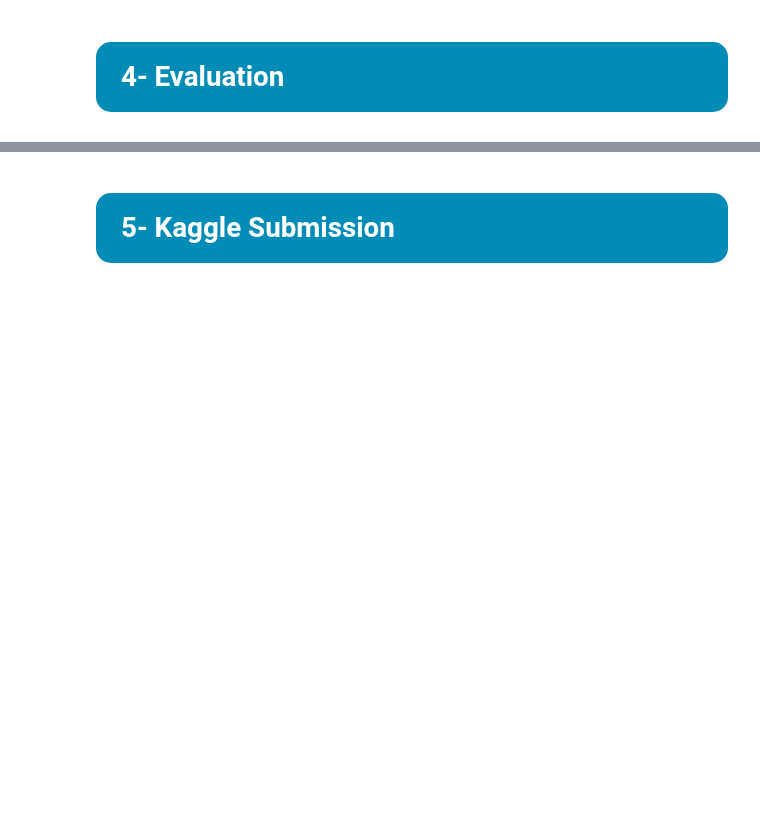
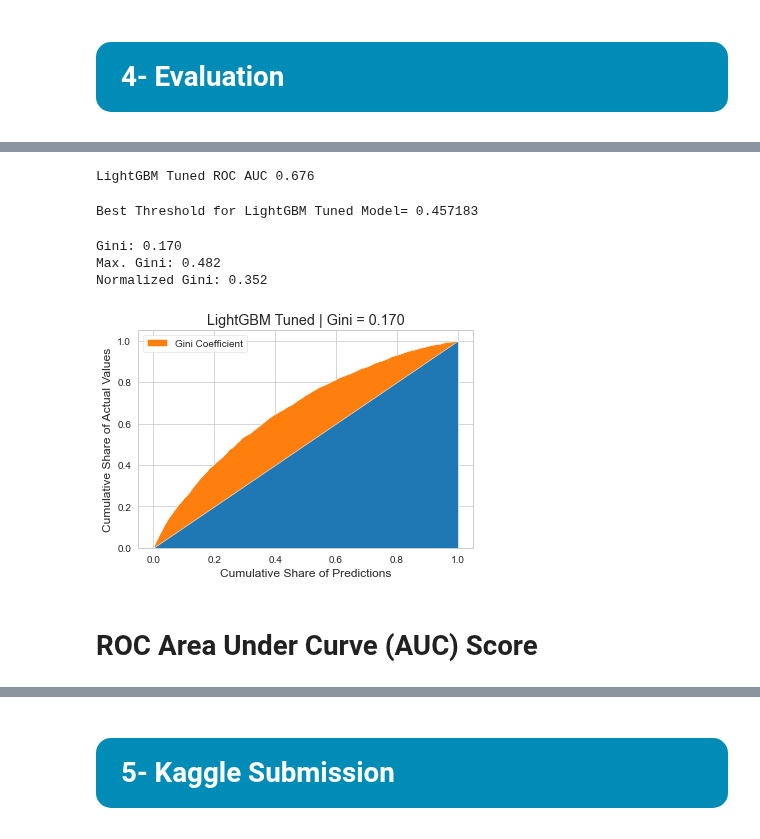
Before and after one commit to pessini/insurance-claim-prediction, a Jupyter notebook: safe-driver-prediction.ipynb, the cells around one changed output, grey strips where cells are left out. Drawn from its saved outputs; the diff is of its cells as text; code cells hidden in the pictures; blank space fills up the shorter version.

```diff
--- a/safe-driver-prediction.ipynb
+++ b/safe-driver-prediction.ipynb
@@ -973,0 +992,58 @@ disp.ax_.set_title('2-class Precision-Recall curve: '
+# %%
+lightgbm_tuned_eval_probs = lightgbm_tuned.predict_proba(X_eval)
+lightgbm_tuned_eval_probs = lightgbm_tuned_eval_probs[:, 1]
+# %%
+roc_auc_lightgbm_tuned = roc_auc_score(y_eval, lightgbm_tuned_eval_probs)
+print('LightGBM Tuned ROC AUC %.3f' % roc_auc_lightgbm_tuned)
+# %% [output]
+LightGBM Tuned ROC AUC 0.676
+# %%
+# calculate roc curves
+fpr_lgbm_tuned, tpr_lgbm_tuned, thresholds_lgbm_tuned = roc_curve(y_eval, lightgbm_tuned_eval_probs)
+# get the best threshold
+J_lgbm_tuned = tpr_lgbm_tuned - fpr_lgbm_tuned # Youden's index
+ix_lgbm_tuned = argmax(J_lgbm_tuned)
+best_thresh_lgbm_tuned = thresholds_lgbm_tuned[ix_lgbm_tuned]
+print('Best Threshold for LightGBM Tuned Model= %f' % (best_thresh_lgbm_tuned))
+# %% [output]
+Best Threshold for LightGBM Tuned Model= 0.457183
+# %%
+lgbm_tuned_gini= gini(y_eval, lightgbm_tuned_eval_probs)
+lgbm_tuned_gini_max = gini(y_eval, y_eval)
+lgbm_tuned_ngini= gini_normalized(y_eval, lightgbm_tuned_eval_probs)
+print('Gini: %.3f \nMax. Gini: %.3f \nNormalized Gini: %.3f' % (lgbm_tuned_gini,
+                                                                lgbm_tuned_gini_max,
+                                                                lgbm_tuned_ngini))
+# %% [output]
+Gini: 0.170
+Max. Gini: 0.482
+Normalized Gini: 0.352
+# %%
+# Sort the actual values by the predictions
+data_lgbm_tuned = np.asarray(np.c_[y_eval, lightgbm_tuned_eval_probs,np.arange(len(y_eval))])
+sorted_actual_lgbm_tuned = data_lgbm_tuned[np.lexsort((data_lgbm_tuned[:,2],-1 * data_lgbm_tuned[:, 1]))][:,0]
+
+# Sum up the actual values
+cumulative_actual_lgbm_tuned = np.cumsum(sorted_actual_lgbm_tuned)
+cumulative_index_lgbm_tuned = np.arange(1, len(cumulative_actual_lgbm_tuned)+1)
+
+cumulative_actual_shares_lgbm_tuned = cumulative_actual_lgbm_tuned / sum(y_eval)
+cumulative_index_shares_lgbm_tuned = cumulative_index_lgbm_tuned / len(lightgbm_tuned_eval_probs)
+
+# Add (0, 0) to the plot
+x_values_lgbm_tuned = [0] + list(cumulative_index_shares_lgbm_tuned)
+y_values_lgbm_tuned = [0] + list(cumulative_actual_shares_lgbm_tuned)
+
+# Display the 45° line stacked on top of the y values
+diagonal_lgbm_tuned = [x - y for (x, y) in zip(x_values_lgbm_tuned, y_values_lgbm_tuned)]
+plt.stackplot(x_values_lgbm_tuned, y_values_lgbm_tuned, diagonal_lgbm_tuned, colors=['tab:blue', 'tab:orange'])
+plt.legend(['_nolegend_','Gini Coefficient'], loc=2)
+plt.xlabel('Cumulative Share of Predictions')
+plt.ylabel('Cumulative Share of Actual Values')
+plt.title('LightGBM Tuned | Gini = %.3f'%lgbm_tuned_gini)
+plt.show()
+# %% [output]
+[figure, added]
+# %% [markdown]
+<a id="4.5"></a>
+# ROC Area Under Curve (AUC) Score
```
Also changed, not shown: parts of 102 cells of this notebook, 12 other files.
